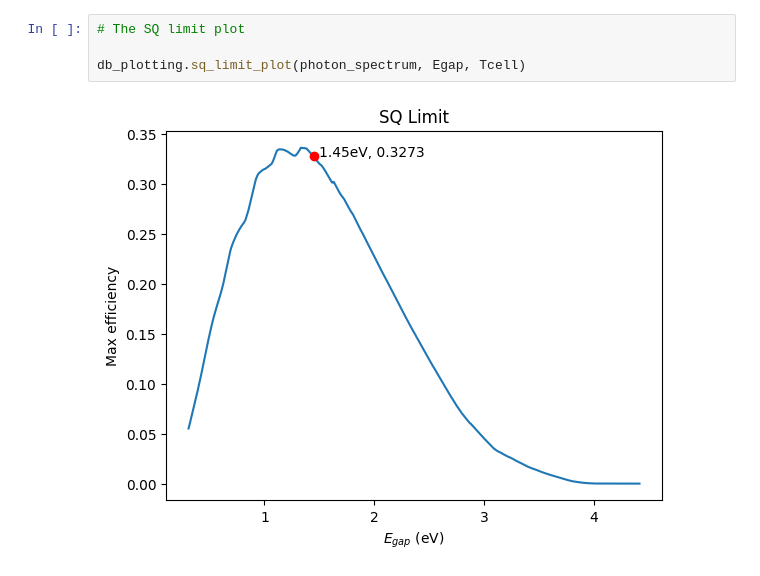
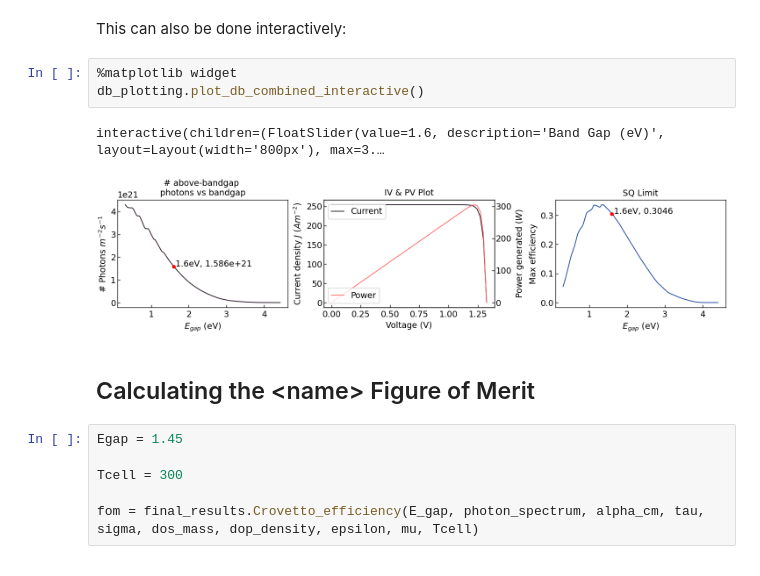
Before and after one commit to SMTG-Bham/solphin, a Jupyter notebook: tutorial/tutorial.ipynb, the cells around one changed output. Saved outputs shown, nothing was run; the diff lists cells and outputs as text.

```diff
--- a/tutorial/tutorial.ipynb
+++ b/tutorial/tutorial.ipynb
@@ -238,6 +187,16 @@ db_plotting.iv_curve_plot_2(Egap, photon_spectrum, Tcell)
-# %%
-# The SQ limit plot
-
-db_plotting.sq_limit_plot(photon_spectrum, Egap, Tcell)
-# %% [output]
-[figure, removed]
+# %% [markdown]
+This can also be done interactively:
+# %%
+%matplotlib widget
+db_plotting.plot_db_combined_interactive()
+# %% [output]
+interactive(children=(FloatSlider(value=1.6, description='Band Gap (eV)', layout=Layout(width='800px'), max=3.…
+[figure, added]
+# %% [markdown]
+## Calculating the \<name\> Figure of Merit
+# %%
+Egap = 1.45
+
+Tcell = 300
+
+fom = final_results.Crovetto_efficiency(E_gap, photon_spectrum, alpha_cm, tau, sigma, dos_mass, dop_density, epsilon, mu, Tcell)
```
Also changed, not shown: parts of 28 cells of this notebook.
